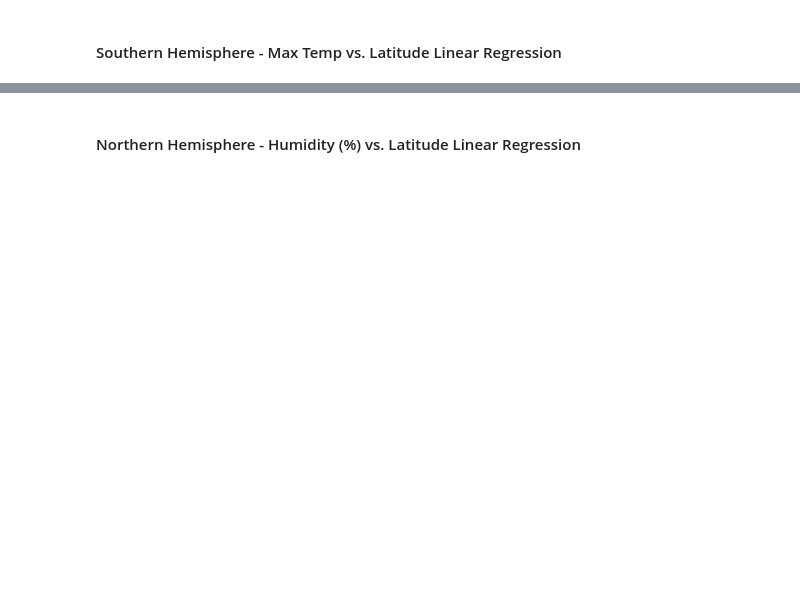
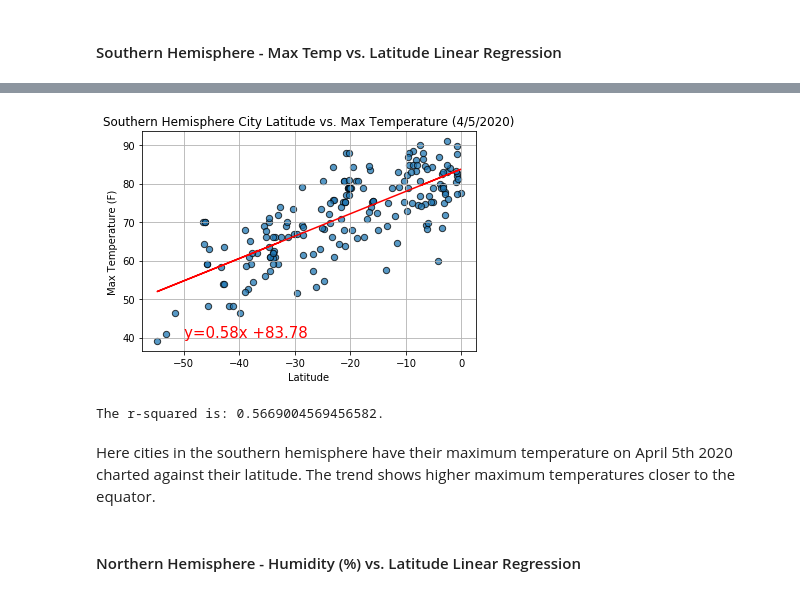
Before and after one commit to camiloibanez/Latitude-Weather-Correlations, a Jupyter notebook: WeatherPy/WeatherPy.ipynb, the cells around one changed output, grey strips where cells are left out. Saved outputs shown, nothing was run; the diff lists cells and outputs as text; code cells hidden in the pictures; blank space fills up the shorter version.

```diff
--- a/WeatherPy/WeatherPy.ipynb
+++ b/WeatherPy/WeatherPy.ipynb
@@ -264,2 +331,25 @@ The r-squared is: 0.760263355051646
+# %%
+Southern_hemisphere.plot(kind="scatter", x="Lat", y="Max Temp",
+                         title = f"Southern Hemisphere City Latitude vs. Max Temperature {date3}",
+                            edgecolor="black", s=40, alpha=0.75)
+plt.xlabel("Latitude")
+plt.ylabel("Max Temperature (F)")
+plt.grid()
+plt.tight_layout()
+
+(slope, intercept, rvalue, pvalue, stderr) = linregress(Southern_hemisphere["Lat"], Southern_hemisphere["Max Temp"])
+regress_values = Southern_hemisphere["Lat"]*slope + intercept
+line_eq = "y=" + str(round(slope,2)) + "x +" + str(round(intercept,2))
+plt.plot(Southern_hemisphere["Lat"], regress_values, "r-")
+plt.annotate(line_eq, (-50,40), fontsize=15, color="red")
+
+plt.show()
+
+print(f"The r-squared is: {rvalue**2}.")
+# %% [output]
+[figure, added]
+The r-squared is: 0.5669004569456582.
+# %% [markdown]
+Here cities in the southern hemisphere have their maximum temperature on April 5th 2020 charted against their latitude. The trend shows higher maximum temperatures closer to the equator.
 # %% [markdown]
 ####  Northern Hemisphere - Humidity (%) vs. Latitude Linear Regression
```
Also changed, not shown: parts of 31 cells of this notebook.
